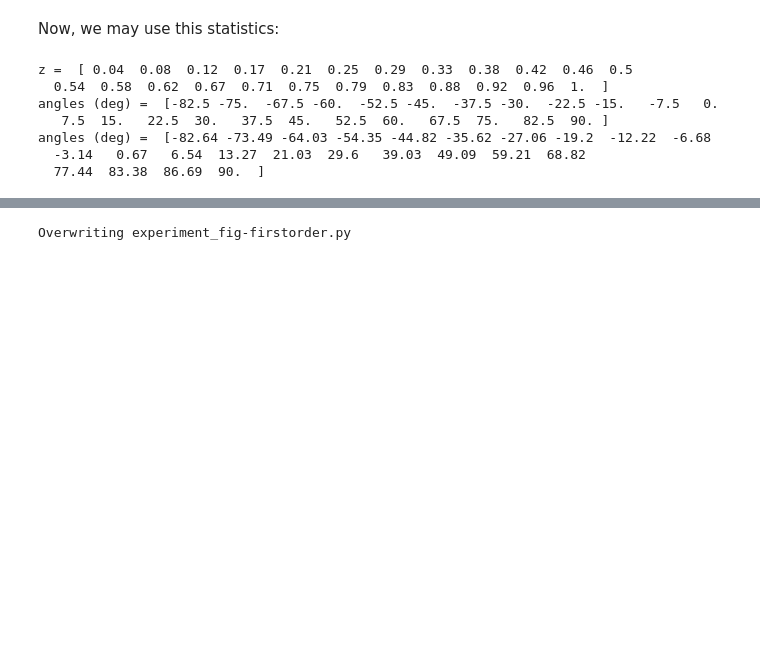
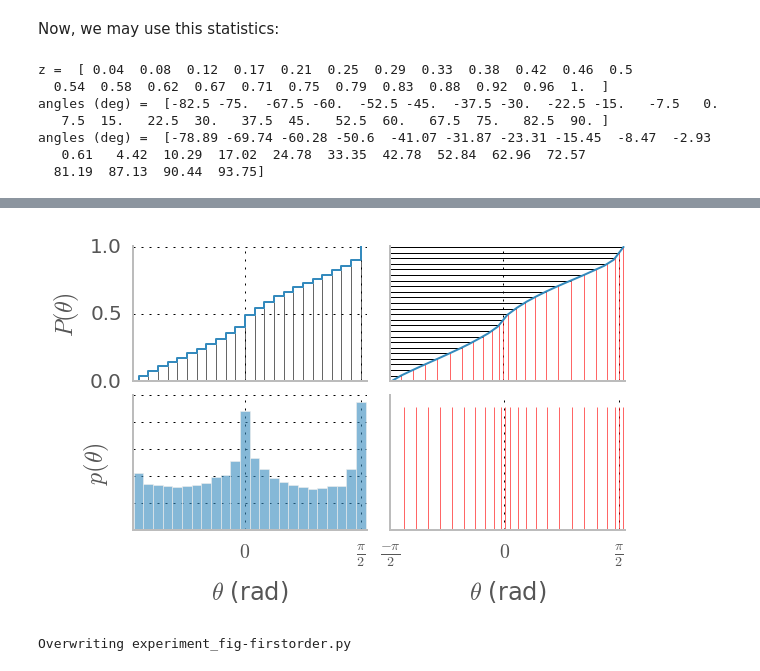
Before and after one commit to bicv/SparseEdges, a Jupyter notebook: firstorder_prior.ipynb, the cells around one changed output, grey strips where cells are left out. Drawn from its saved outputs; the diff is of its cells as text; code cells hidden in the pictures; blank space fills up the shorter version.

```diff
--- a/firstorder_prior.ipynb
+++ b/firstorder_prior.ipynb
@@ -115,21 +113,27 @@ edges = np.load('./mat/edges/efficiency_n_theta_24_serre07_distractors/Bda_int16
 plt.hist(edges[2])
 # %% [markdown]
 Now, we may use this statistics:
+# %%
+z = np.linspace(1./pe.n_theta, 1., pe.n_theta)
+P = np.hstack((0, np.cumsum(v_hist)))
+theta_prior = np.interp(z, P, v_theta_edges)
+#theta_prior = np.interp(z, np.hstack((0, np.cumsum(v_hist))), (v_theta_edges-v_theta_bin/2)) #% np.pi
 # %%
 print 'z = ', z
 #print np.hstack((0, np.cumsum(v_hist)))
 print 'angles (deg) = ', mp.theta*180/np.pi
-print 'angles (deg) = ', np.interp(z, np.hstack((0, np.cumsum(v_hist))), (v_theta_edges-v_theta_bin/2))*180/np.pi
+print 'angles (deg) = ', theta_prior*180/np.pi
+#print 'angles (deg) = ', np.interp(z, np.hstack((0, np.cumsum(v_hist))), (v_theta_edges-v_theta_bin/2))*180/np.pi
 # %% [output]
 z =  [ 0.04  0.08  0.12  0.17  0.21  0.25  0.29  0.33  0.38  0.42  0.46  0.5
   0.54  0.58  0.62  0.67  0.71  0.75  0.79  0.83  0.88  0.92  0.96  1.  ]
 angles (deg) =  [-82.5 -75.  -67.5 -60.  -52.5 -45.  -37.5 -30.  -22.5 -15.   -7.5   0.
    7.5  15.   22.5  30.   37.5  45.   52.5  60.   67.5  75.   82.5  90. ]
-angles (deg) =  [-82.64 -73.49 -64.03 -54.35 -44.82 -35.62 -27.06 -19.2  -12.22  -6.68
-  -3.14   0.67   6.54  13.27  21.03  29.6   39.03  49.09  59.21  68.82
-  77.44  83.38  86.69  90.  ]
+angles (deg) =  [-78.89 -69.74 -60.28 -50.6  -41.07 -31.87 -23.31 -15.45  -8.47  -2.93
+   0.61   4.42  10.29  17.02  24.78  33.35  42.78  52.84  62.96  72.57
+  81.19  87.13  90.44  93.75]
 # %%
-fig, [[B, C], [A, D]] = plt.subplots(2, 2, figsize=(fig_width, fig_width/1.618), subplot_kw={'axisbg':'w'})#, sharex=True)
+fig, [[B, C], [A, D]] = plt.subplots(2, 2, figsize=(fig_width, fig_width/1.618), subplot_kw={'axisbg':'w'}, sharex=True)
 for ax in [A, B, C, D]:
     ax.spines['right'].set_visible(False)
     ax.spines['top'].set_visible(False)
@@ -149,20 +153,23 @@ fig.subplots_adjust(wspace=0.1, hspace=0.1,
                     top=0.9,    bottom=0.175)
 #A.bar(v_theta_edges, np.hstack((v_hist, v_hist[-1])), alpha=.6, width=v_theta_bin)
 A.bar(v_theta_edges[:-1], v_hist, alpha=.6, width=v_theta_bin, align='edge')
-plt.setp(A, xlim=[v_theta_edges[0]-v_theta_bin/4, v_theta_edges[-1]+v_theta_bin/4],
-         yticklabels=[], xticks=[-np.pi/2, 0, np.pi/2], xticklabels=[r'$\frac{-\pi}{2}$', r'$0$', r'$\frac{\pi}{2}$'], xlabel=r'$\theta$ (rad)', ylabel=r'$p(\theta)$')
-B.step(v_theta_edges-v_theta_bin/2, np.hstack((0, np.cumsum(v_hist))), where='mid')
-plt.setp(B, xticks=[], xlim=[v_theta_edges[0], v_theta_edges[-1]], ylim=[0,1.01], yticks=[0., 0.5, 1.], ylabel=r'$P(\theta)$')
+plt.setp(A, #xlim=[v_theta_edges[0]-v_theta_bin/4, v_theta_edges[-1]+v_theta_bin/4],
+         yticklabels=[],
+         xticks=[-np.pi/2, 0, np.pi/2], xticklabels=[r'$\frac{-\pi}{2}$', r'$0$', r'$\frac{\pi}{2}$'], xlabel=r'$\theta$ (rad)', ylabel=r'$p(\theta)$')
+B.step(v_theta_edges-v_theta_bin/2, P, where='post')
+B.vlines(((mp.theta + np.pi/2 - np.pi/mp.pe.N_Dtheta/2)  % np.pi ) - np.pi/2  + np.pi/mp.pe.N_Dtheta/2, [0], P, lw=.5, color='k', alpha=.6)
+plt.setp(B, xticks=[], ylim=[0,1.01], yticks=[0., 0.5, 1.], ylabel=r'$P(\theta)$')#, xlim=[v_theta_edges[0], v_theta_edges[-1]]
 #B.text(-np.pi/2*1.65, 1.05, '(B)')
 C.plot(v_theta_edges, np.hstack((0, np.cumsum(v_hist))))
-C.hlines(z, [-np.pi/2], theta, lw=.5)
-C.vlines(theta, [0], z, lw=.5, color='r')
+C.hlines(z, [-np.pi/2], theta_prior, lw=.5)
+C.vlines(theta_prior, [0], z, lw=.5, color='r', alpha=.6)
 #C.text(-np.pi/2*1.1, 1.05, '(C)')
-plt.setp(C, xlim=[v_theta_edges[0], v_theta_edges[-1]], ylim=[0,1.01], xticks=[], yticks=[])
+plt.setp(C, ylim=[0,1.01], xticks=[], yticks=[])#, xlim=[v_theta_edges[0], v_theta_edges[-1]]
 D.axis('tight')
-D.vlines((theta + np.pi/2) % np.pi  - np.pi/2, [0], np.ones_like(z), lw=.5, color='r')
+#D.vlines((theta_prior + np.pi/2) % np.pi  - np.pi/2, [0], np.ones_like(z), lw=.5, color='r')
+D.vlines(theta_prior, [0], np.ones_like(z), lw=.5, color='r', alpha=.6)
 #D.plot(theta, np.ones_like(z), ms='^', lw=0, color='r')
-plt.setp(D, ylim=[0, 1.3], yticks=[], xlim=[v_theta_edges[0]-v_theta_bin/4, v_theta_edges[-1]+v_theta_bin/4],
+plt.setp(D, ylim=[0, 1.1], yticks=[], xlim=[v_theta_edges[0]-v_theta_bin/8., v_theta_edges[-1]+v_theta_bin/8],
          xticks=[-np.pi/2, 0, np.pi/2], xticklabels=[r'$\frac{-\pi}{2}$', r'$0$', r'$\frac{\pi}{2}$'], xlabel=r'$\theta$ (rad)')
 #D.text(-np.pi/2*1.1, 1.35, '(D)')
 
@@ -173,3 +179,4 @@ if not(figpath==None):
+[figure, added]
 # %%
 %%writefile experiment_fig-firstorder.py
 # -*- coding: utf8 -*-
```
Also changed, not shown: parts of 12 cells of this notebook, 4 other files.
